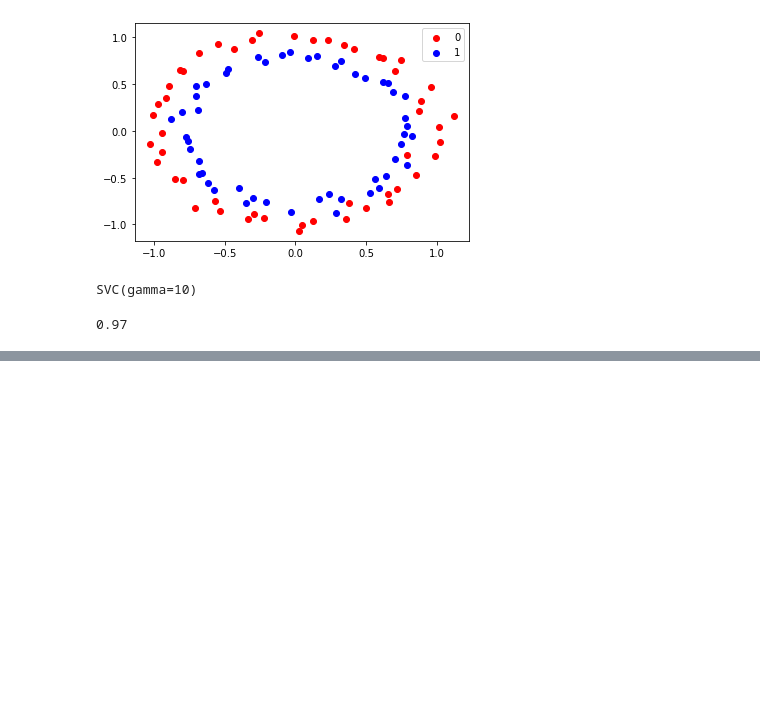
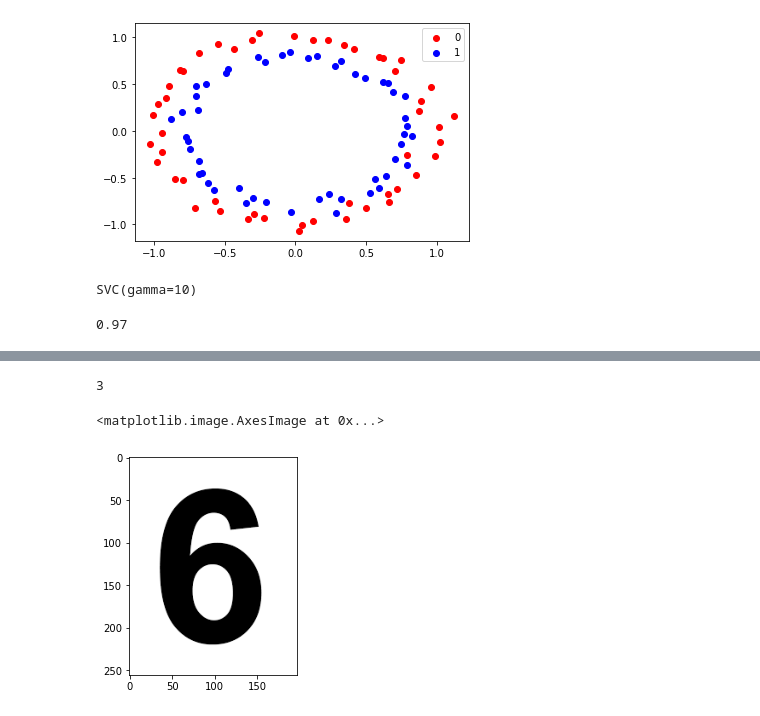
Before and after one commit to aryan68125/Prutor-AI-ML, a Jupyter notebook: SVM (Support Vector Machine).ipynb, the cells around one changed output, grey strips where cells are left out. Saved outputs shown, nothing was run; the diff lists cells and outputs as text; code cells hidden in the pictures; blank space fills up the shorter version.

```diff
--- a/SVM (Support Vector Machine).ipynb
+++ b/SVM (Support Vector Machine).ipynb
@@ -311,0 +550,12 @@ clf.score(x1,y1)
+# %%
+# importing image
+image = cv2.imread('/home/Machine_learning/github/Machine_Learning/Prutor_ML_ClassWork/six.png')
+# %%
+image.ndim #here image imported via opencv is in 3D numpy array
+# %% [output]
+3
+# %%
+plt.imshow(image)
+# %% [output]
+<matplotlib.image.AxesImage at 0x...>
+[figure, added]
```
Also changed, not shown: parts of 88 cells of this notebook, 2 other files.
